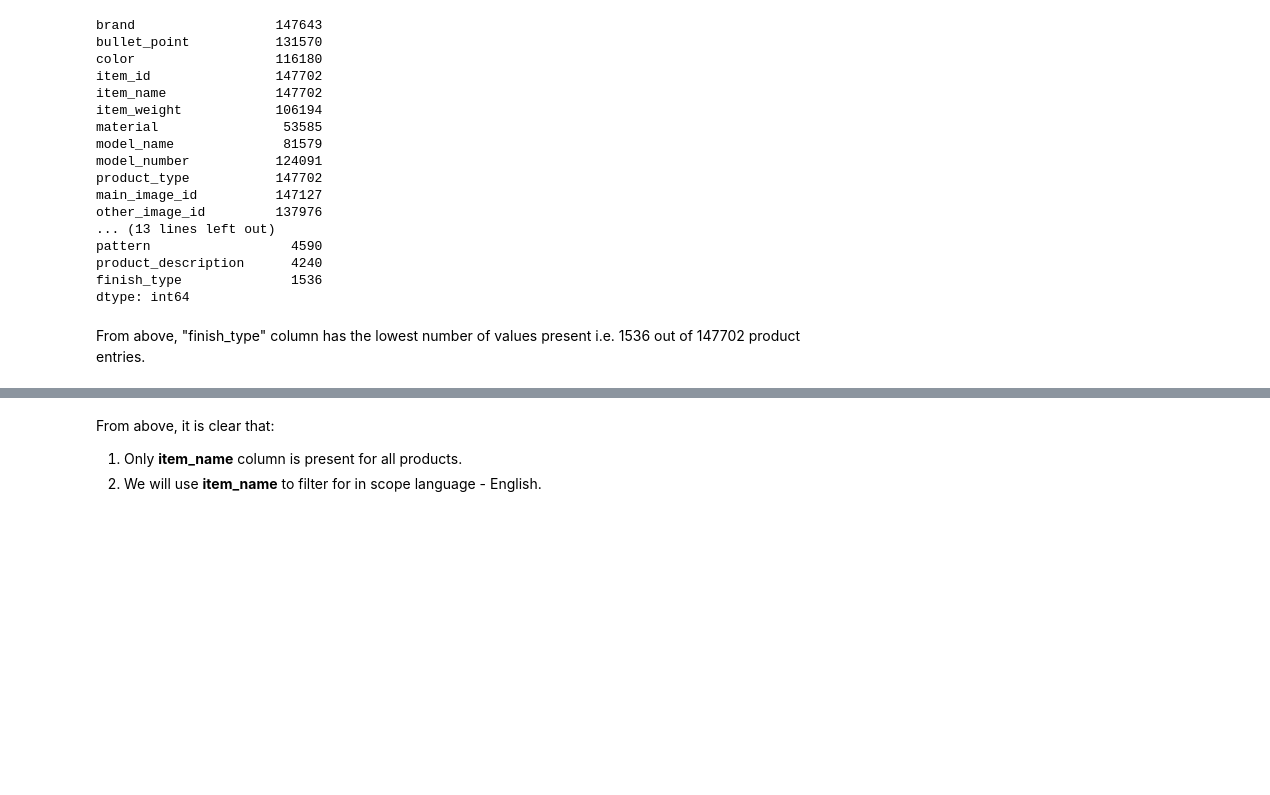
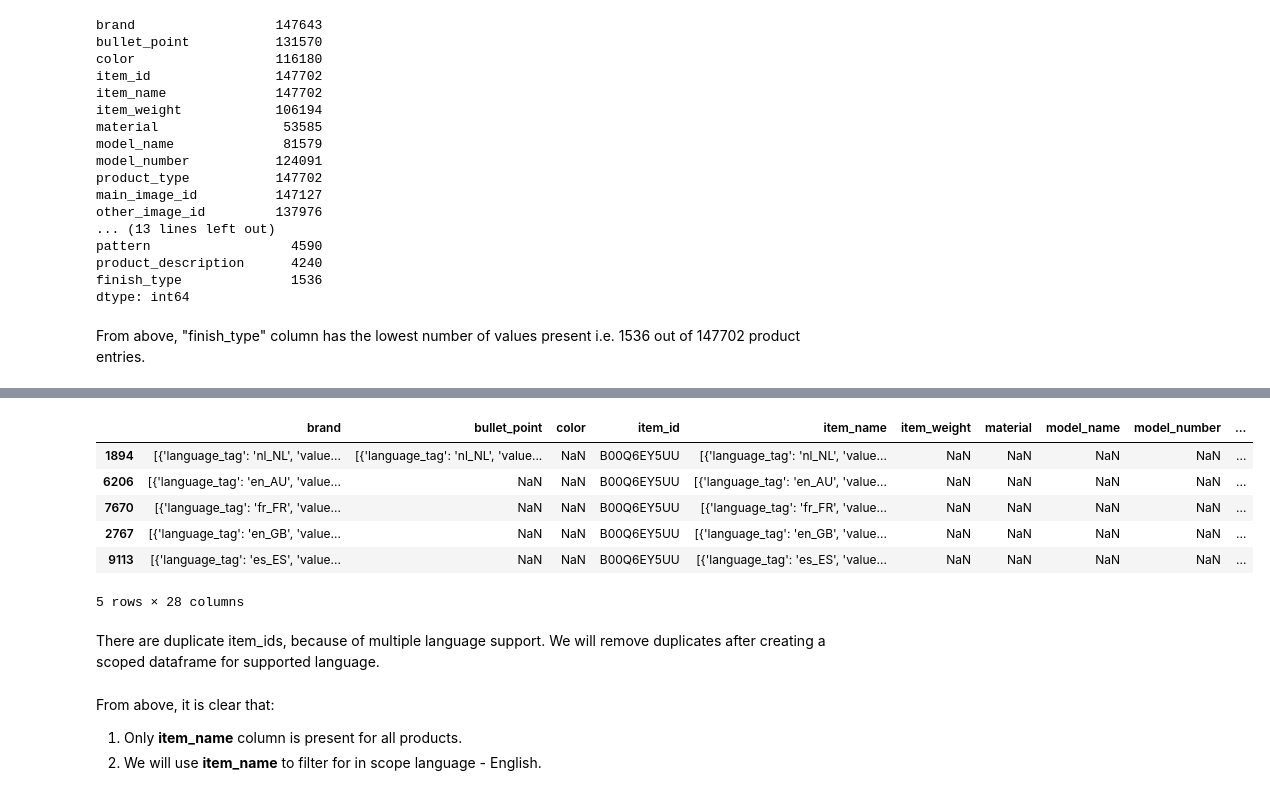
Before and after one commit to umeshrawat/shopAssist, a Jupyter notebook: notebooks/EDA.ipynb, the cells around one changed output, grey strips where cells are left out. Drawn from its saved outputs; the diff is of its cells as text; code cells hidden in the pictures; blank space fills up the shorter version.

```diff
--- a/notebooks/EDA.ipynb
+++ b/notebooks/EDA.ipynb
@@ -119,5 +139,16 @@ From above, "finish_type" column has the lowest number of values present i.e. 15
 # %%
-print(full_metadata.loc[full_metadata['item_id'] == 'B07TGZZMDK'])
+full_metadata.loc[full_metadata['item_id'] == 'B00Q6EY5UU']
+# %% [output]
+|  | brand | bullet_point | color | item_id | item_name | item_weight | material | model_name | model_number | ... |
+| 1894 | [{'language_tag': 'nl_NL', 'value... | [{'language_tag': 'nl_NL', 'value... | NaN | B00Q6EY5UU | [{'language_tag': 'nl_NL', 'value... | NaN | NaN | NaN | NaN | ... |
+| 6206 | [{'language_tag': 'en_AU', 'value... | NaN | NaN | B00Q6EY5UU | [{'language_tag': 'en_AU', 'value... | NaN | NaN | NaN | NaN | ... |
+| 7670 | [{'language_tag': 'fr_FR', 'value... | NaN | NaN | B00Q6EY5UU | [{'language_tag': 'fr_FR', 'value... | NaN | NaN | NaN | NaN | ... |
+| 2767 | [{'language_tag': 'en_GB', 'value... | NaN | NaN | B00Q6EY5UU | [{'language_tag': 'en_GB', 'value... | NaN | NaN | NaN | NaN | ... |
+| 9113 | [{'language_tag': 'es_ES', 'value... | NaN | NaN | B00Q6EY5UU | [{'language_tag': 'es_ES', 'value... | NaN | NaN | NaN | NaN | ... |
+5 rows × 28 columns
+# %% [markdown]
+There are duplicate item_ids, because of multiple language support. We will remove duplicates after creating
+a scoped dataframe for supported language.
 # %%
 # 3. Sample record
 pd.set_option('display.max_colwidth', None)
```
Also changed, not shown: parts of 2 cells of this notebook.
